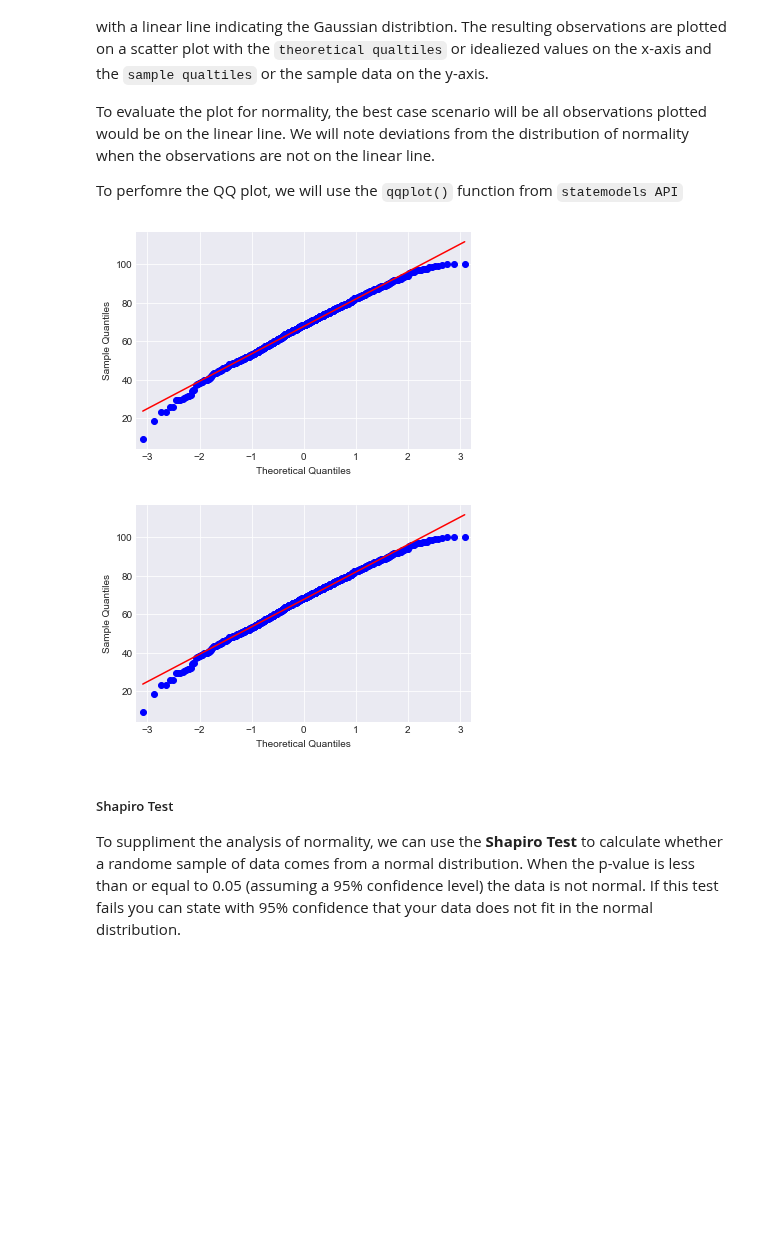
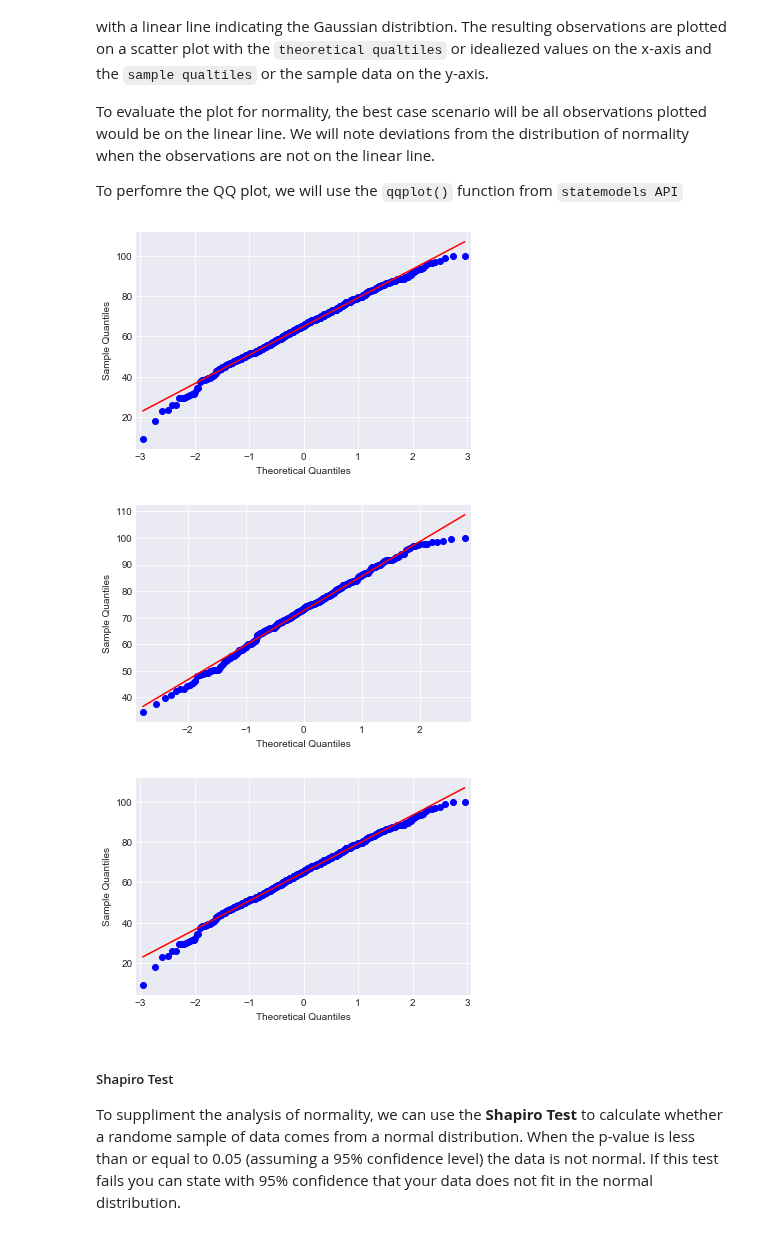
Before and after one commit to naivelogic/Machine_Learning_Notebooks, a Jupyter notebook: Data_Science/(dev) Students Performance in Exams.ipynb, the cells around one changed output. Drawn from its saved outputs; the diff is of its cells as text; code cells hidden in the pictures; blank space fills up the shorter version.

```diff
--- a/Data_Science/(dev) Students Performance in Exams.ipynb
+++ b/Data_Science/(dev) Students Performance in Exams.ipynb
@@ -94,0 +91,8 @@ array(['none', 'completed'], dtype=object)
+# %%
+print("types of preparation values: ",education['test preparation course'].unique())
+prepared_ = education[education['test preparation course'] == 'completed']['average_score']
+not_prepared_ = education[education['test preparation course'] == 'none']['average_score']
+
+# summarize
+print('prepared students: mean=%.3f stdv=%.3f' % (np.mean(prepared_), np.std(prepared_)))
+print('not prepared students: mean=%.3f stdv=%.3f' % (np.mean(not_prepared_), np.std(not_prepared_)))
@@ -126,10 +135,12 @@ To perfomre the QQ plot, we will use the `qqplot()` function from `statemodels A
 # %%
 # qq plot
 from statsmodels.graphics.gofplots import qqplot
-qqplot(education.average_score, line='s')
+qqplot(prepared_, line='s')
+qqplot(not_prepared_, line='s')
 # %% [output]
-[figure, old version]
+[figure, new version]
-[figure, old version]
+[figure, new version]
+[figure, added]
 # %% [markdown]
 ##### Shapiro Test
 
```
Also changed, not shown: parts of 36 cells of this notebook.
